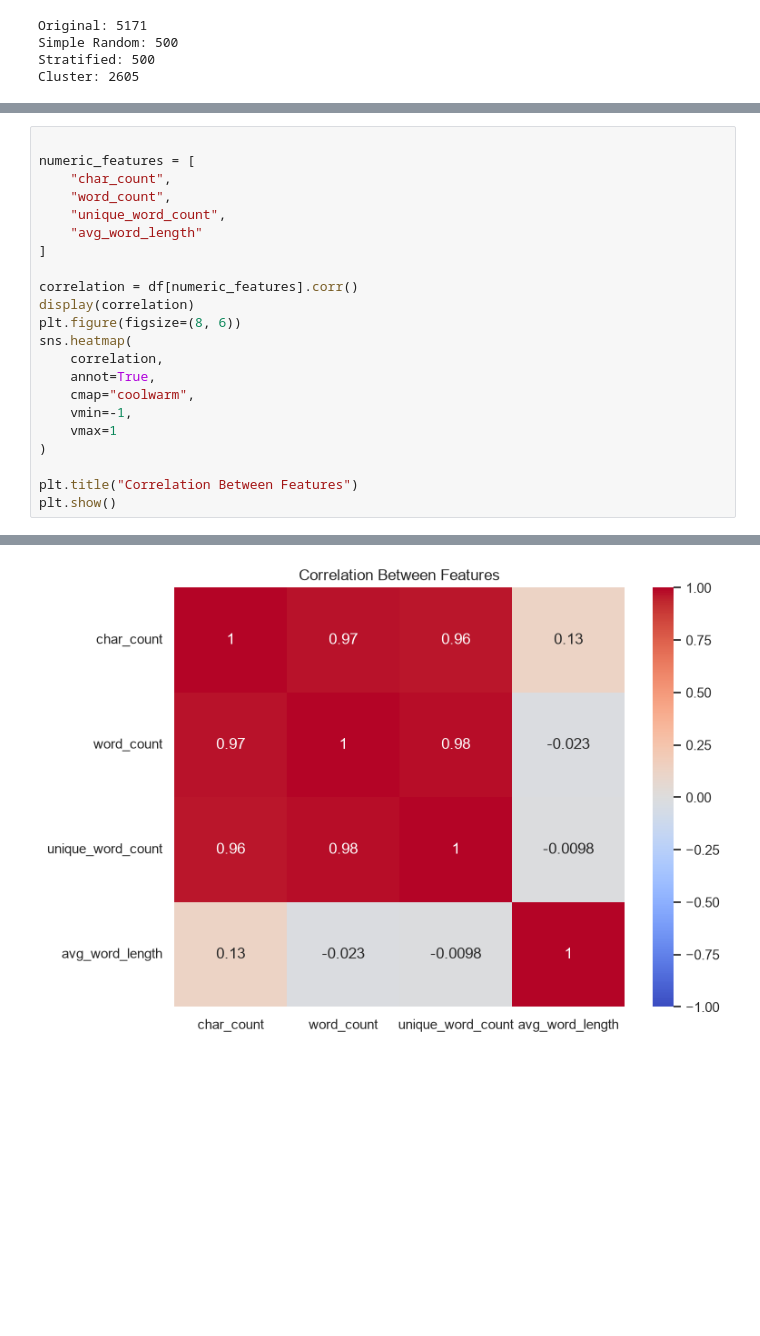
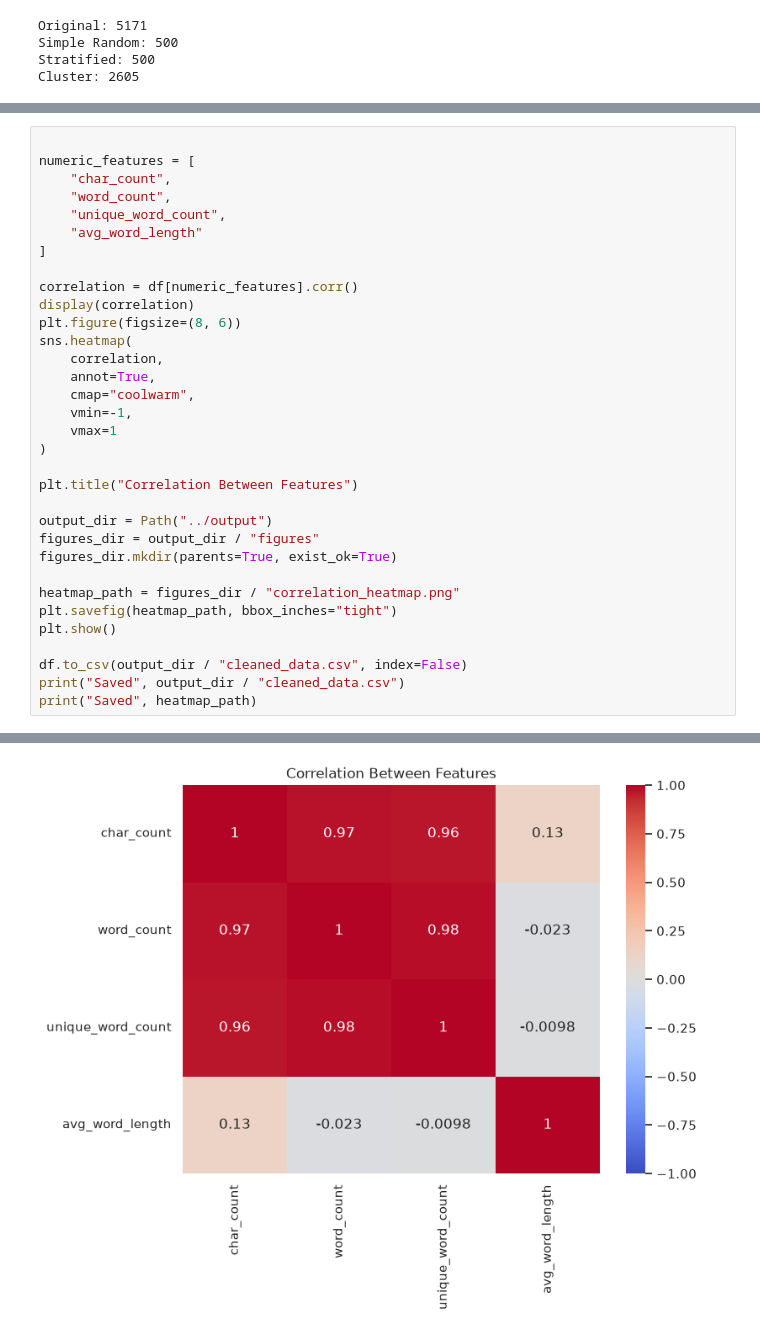
Before and after one commit to OtamaOmar/big-data-Assignment-1, a Jupyter notebook: notebook/analysis.ipynb, the cells around one changed output, grey strips where cells are left out. Saved outputs shown, nothing was run; the diff lists cells and outputs as text; blank space fills up the shorter version.

```diff
--- a/notebook/analysis.ipynb
+++ b/notebook/analysis.ipynb
@@ -252,29 +260,40 @@ These four text features measure different aspects of a message. The heatmap hel
 # %%
 
 numeric_features = [
     "char_count",
     "word_count",
     "unique_word_count",
     "avg_word_length"
 ]
 
 correlation = df[numeric_features].corr()
 display(correlation)
 plt.figure(figsize=(8, 6))
 sns.heatmap(
     correlation,
     annot=True,
     cmap="coolwarm",
     vmin=-1,
     vmax=1
 )
 
 plt.title("Correlation Between Features")
+
+output_dir = Path("../output")
+figures_dir = output_dir / "figures"
+figures_dir.mkdir(parents=True, exist_ok=True)
+
+heatmap_path = figures_dir / "correlation_heatmap.png"
+plt.savefig(heatmap_path, bbox_inches="tight")
 plt.show()
+
+df.to_csv(output_dir / "cleaned_data.csv", index=False)
+print("Saved", output_dir / "cleaned_data.csv")
+print("Saved", heatmap_path)
 # %% [output]
 |  | char_count | word_count | unique_word_count | avg_word_length |
 | char_count | 1.000000 | 0.973673 | 0.963712 | 0.131445 |
 | word_count | 0.973673 | 1.000000 | 0.981166 | -0.022504 |
 | unique_word_count | 0.963712 | 0.981166 | 1.000000 | -0.009806 |
 | avg_word_length | 0.131445 | -0.022504 | -0.009806 | 1.000000 |
-[figure, old version]
+[figure, new version]
```
Also changed, not shown: parts of 7 cells of this notebook, 3 other files.
